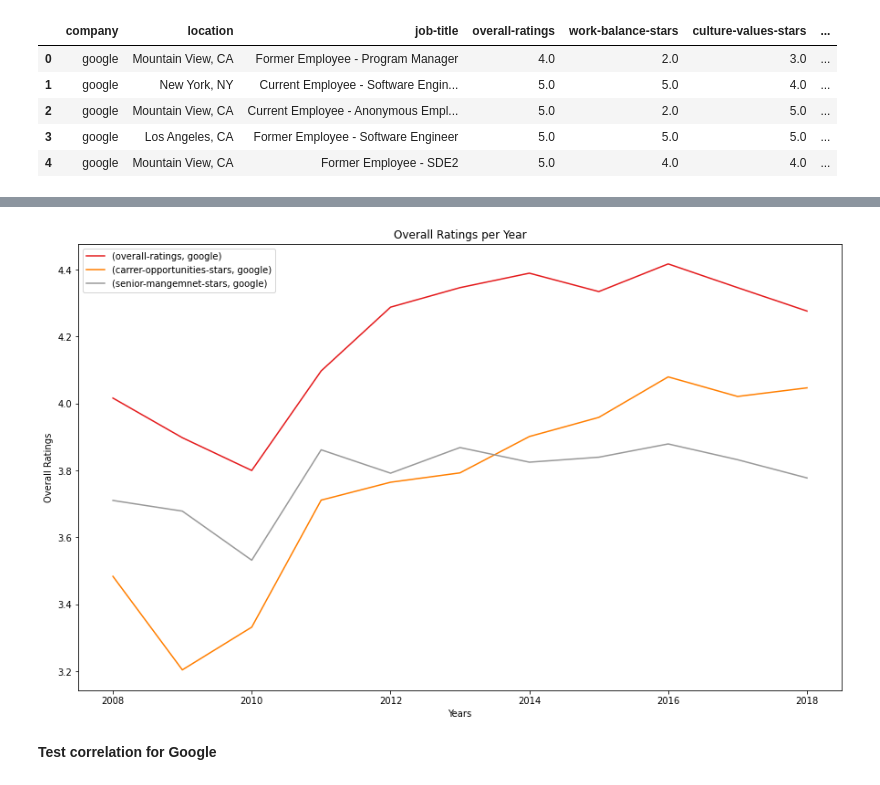
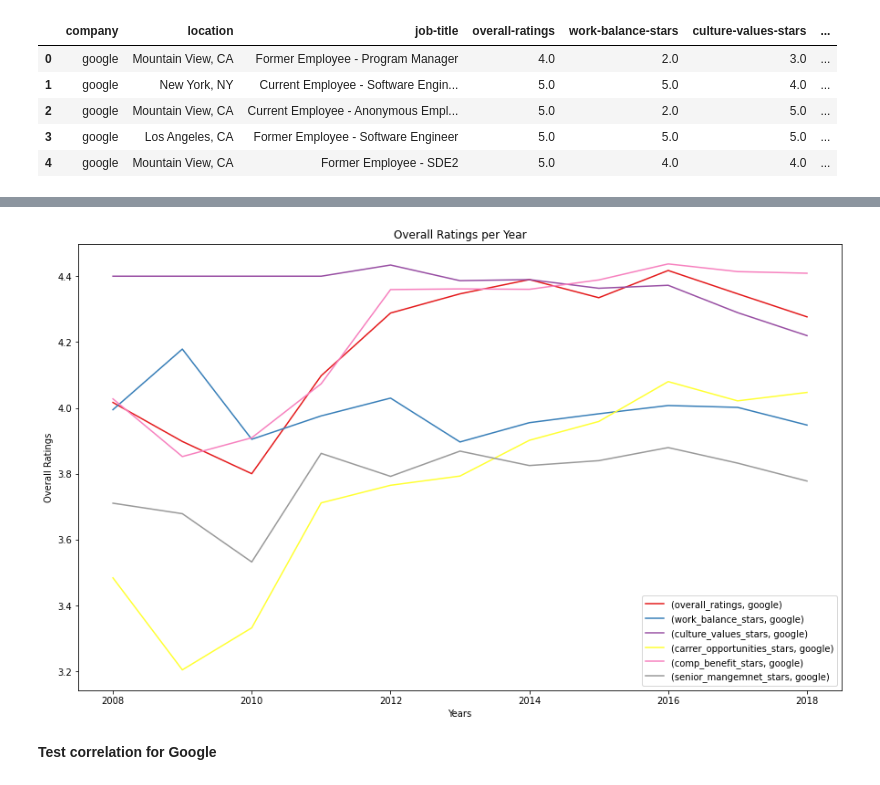
Before and after one commit to StefaniaSferragatta/HumanCapital_TechIndustries, a Jupyter notebook: Employee_Analysis_1.1.ipynb, the cells around one changed output, grey strips where cells are left out. Cells and saved outputs as stored; diff of their text form; code cells hidden in the pictures.

```diff
--- a/Employee_Analysis_1.1.ipynb
+++ b/Employee_Analysis_1.1.ipynb
@@ -256,6 +256,8 @@ def corr_matrix(df_company):
 # google.to_csv('google.csv')
 google = pd.read_csv('google.csv')
 del google['Unnamed: 0']
+# %%
+google.columns= ['company','location','job-title','overall_ratings','work_balance_stars','culture_values_stars','carrer_opportunities_stars','comp_benefit_stars','senior_mangemnet_stars','helpful_count','year']
 # %%
 google.head()
 # %% [output]
@@ -281,15 +283,15 @@ summary_google
 # %%
 #Ratings over time for Google
 fig, ax = plt.subplots(figsize=(15,9))
 keys = ['year','company']
-lines = ['overall-ratings','carrer-opportunities-stars','senior-mangemnet-stars']
+lines = ['overall_ratings','work_balance_stars','culture_values_stars','carrer_opportunities_stars','comp_benefit_stars','senior_mangemnet_stars']
 google.groupby(keys)[lines].mean().unstack().plot(ax=ax,colormap = 'Set1')
 _ = plt.xlabel("Years")
 _ = plt.ylabel("Overall Ratings")
 _ = plt.title("Overall Ratings per Year")
 _ = plt.legend()
 # %% [output]
-[figure, old version]
+[figure, new version]
 # %% [markdown]
 **Test correlation for Google**
 # %%
```
Also changed, not shown: parts of 36 cells of this notebook.
